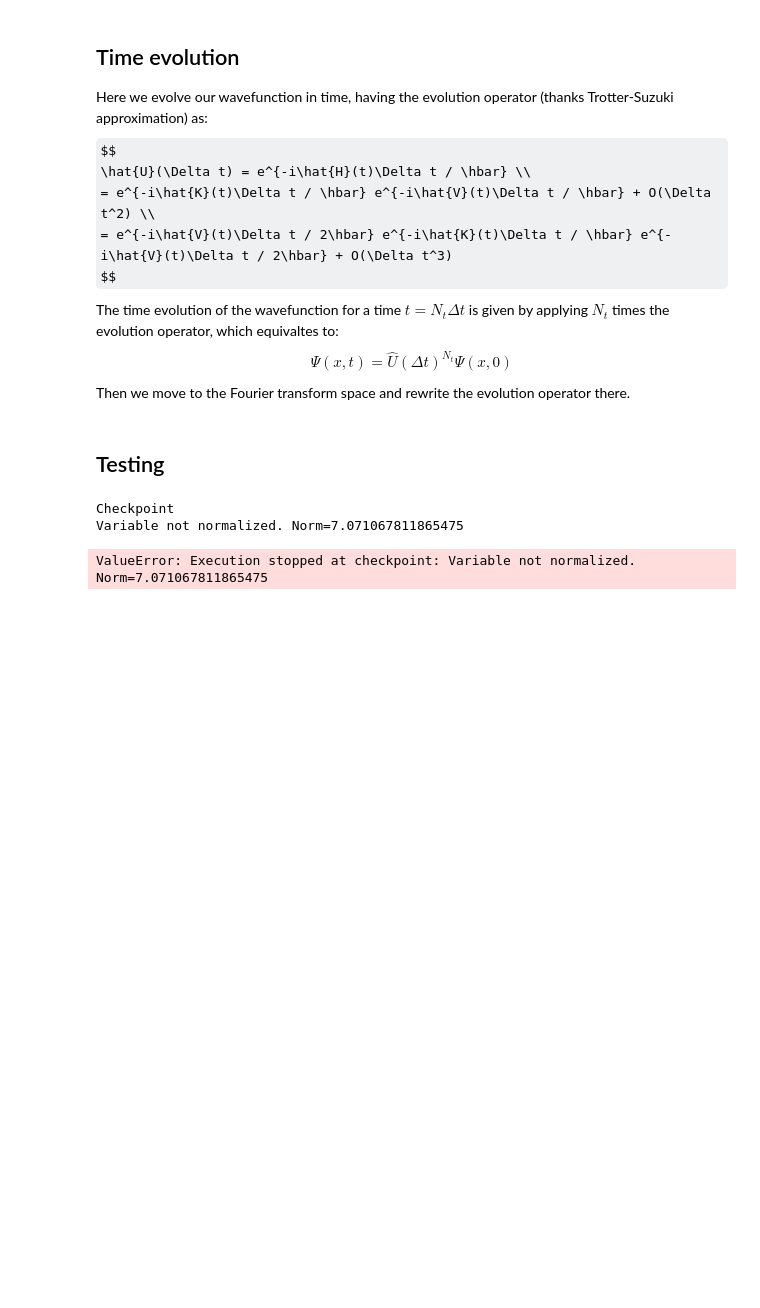
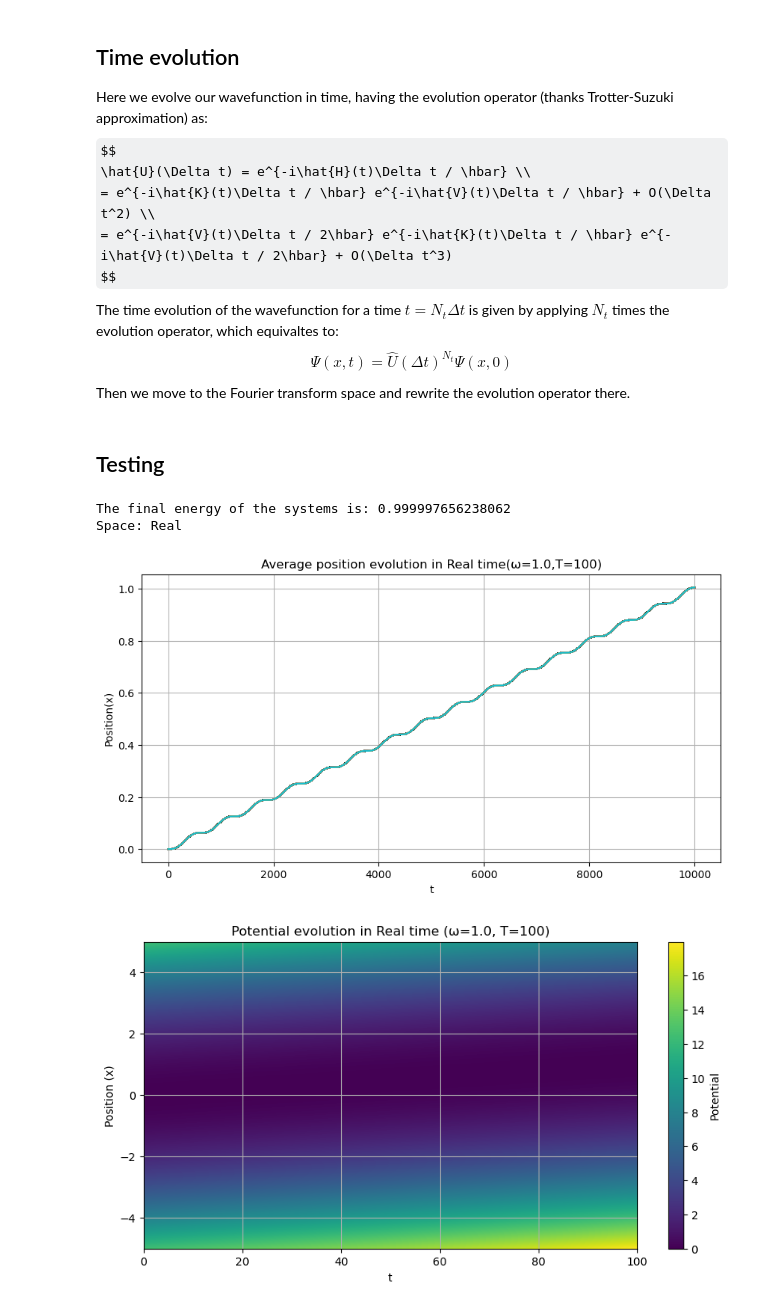
Before and after one commit to pietromalagoli/QIC, a Jupyter notebook: hw/hw5/hw5_MALAGOLI.ipynb, the cells around one changed output. Saved outputs shown, nothing was run; the diff lists cells and outputs as text; code cells hidden in the pictures; some formulas as TeX source; blank space fills up the shorter version.

```diff
--- a/hw/hw5/hw5_MALAGOLI.ipynb
+++ b/hw/hw5/hw5_MALAGOLI.ipynb
@@ -287,15 +248,17 @@ def time_evolution(par: Param, opr: Operators, mode='plot') -> np.array:
 # SIMULATION PARAMETERS
 
 xmax = 5.0
-Nx = 500
-tsim = 50
-Nt = 1000
+xmin = -5.0
+Nx = 4000
+tsim = 1000
+desired_dt = 0.01
+Nt = int(tsim / desired_dt)
 im_time = False
-omega = 2.0
+omega = 1.0
 
 
 # Initialize the Param object
-par = Param(xmax, Nx, tsim, Nt, omega, im_time)
+par = Param(xmax, xmin, Nx, tsim, Nt, omega, im_time)
 
 # ===========================================================================================================
 
@@ -310,15 +273,12 @@ q0_func = lambda t: t / tsim
 # Initialize the Operators object
 opr = Operators(res, par, voffset, wfcoffset, q0_func, n)
 
-# Check normalization of the wavefunction
-aux.check_normalization_wfc(opr.wfc)
 print(f"The final energy of the systems is: {opr.compute_energy(par)[-1]}")
 
 # Run the simulation and get the results
 space_str = 'Imaginary' if par.im_time else 'Real'
 print('Space:', space_str)
-density, potential, avg_position = time_evolution(par, opr, mode='plot')
+density, potential, avg_position = time_evolution(par, opr, check_norm=True)
 # %% [output]
-Checkpoint
-Variable not normalized. Norm=7.071067811865475
+The final energy of the systems is: 0.999997656238062
+Space: Real
-ValueError: Execution stopped at checkpoint: Variable not normalized. Norm=7.071067811865475
@@ -361 +285,25 @@ plt.show()
+# %%
+# plot average position
+plt.figure(figsize=(10, 5))
+plt.plot(avg_position)
+plt.title(f'Average position evolution in {space_str} time(ω={par.omega},T={par.tsim})')
+plt.xlabel('t')
+plt.ylabel('Position(x)')
+plt.grid()
+plt.savefig(f'avg_pos_{space_str}_timeT{par.tsim}.png')
+plt.show()
+
+# Plot potential as a heatmap
+plt.figure(figsize=(10, 5))
+plt.imshow(potential.T, extent=[0, tsim, xmin, xmax], aspect='auto', origin='lower', cmap='viridis')
+plt.colorbar(label='Potential')
+plt.title(f'Potential evolution in {space_str} time (ω={par.omega}, T={par.tsim})')
+plt.xlabel('t')
+plt.ylabel('Position (x)')
+plt.grid()
+plt.savefig(f'potential_heatmap_{space_str}_timeT{par.tsim}.png')
+plt.show()
+# %% [output]
+[figure, added]
+[figure, added]
 # %%
```
Also changed, not shown: parts of 7 cells of this notebook, 29 other files.
